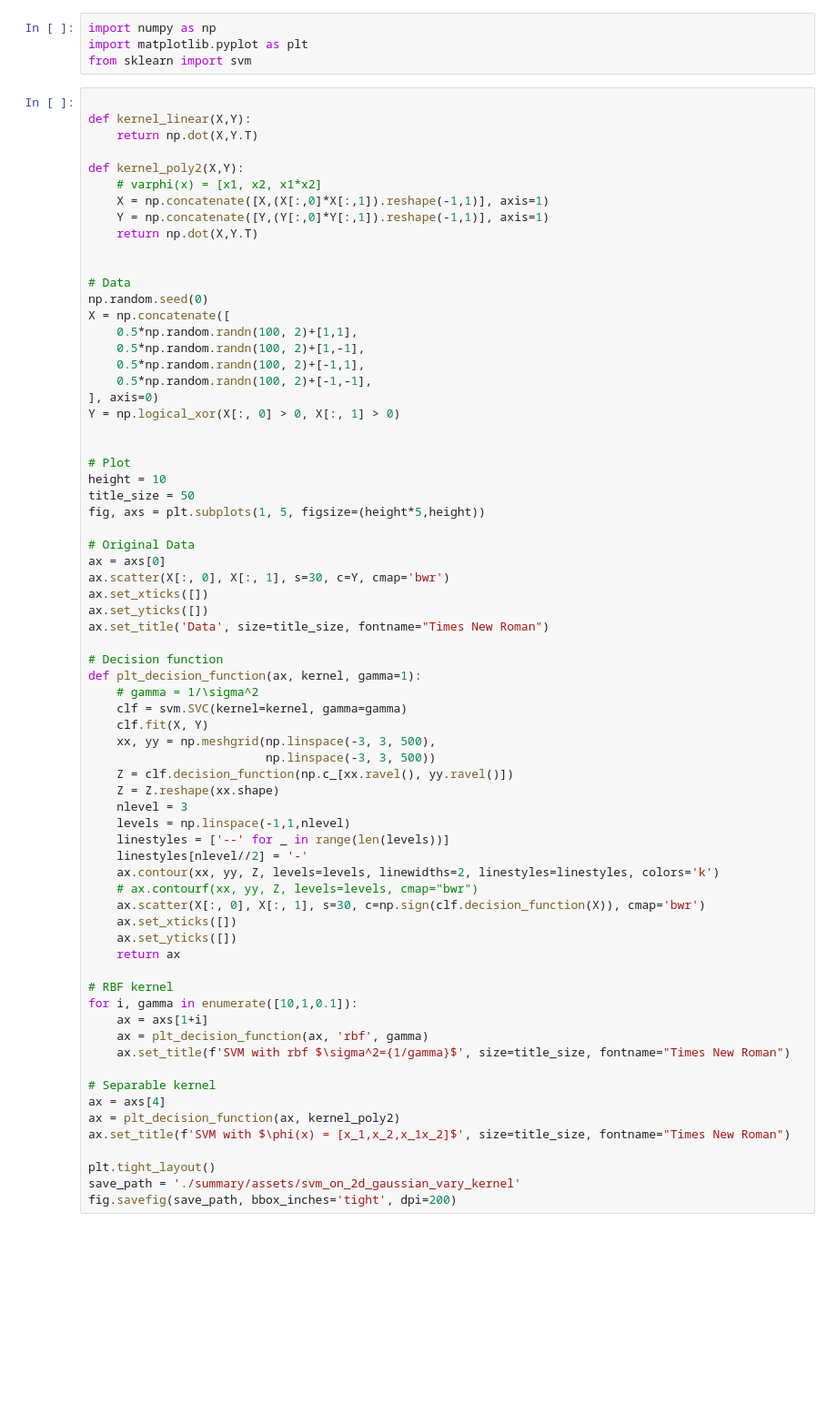
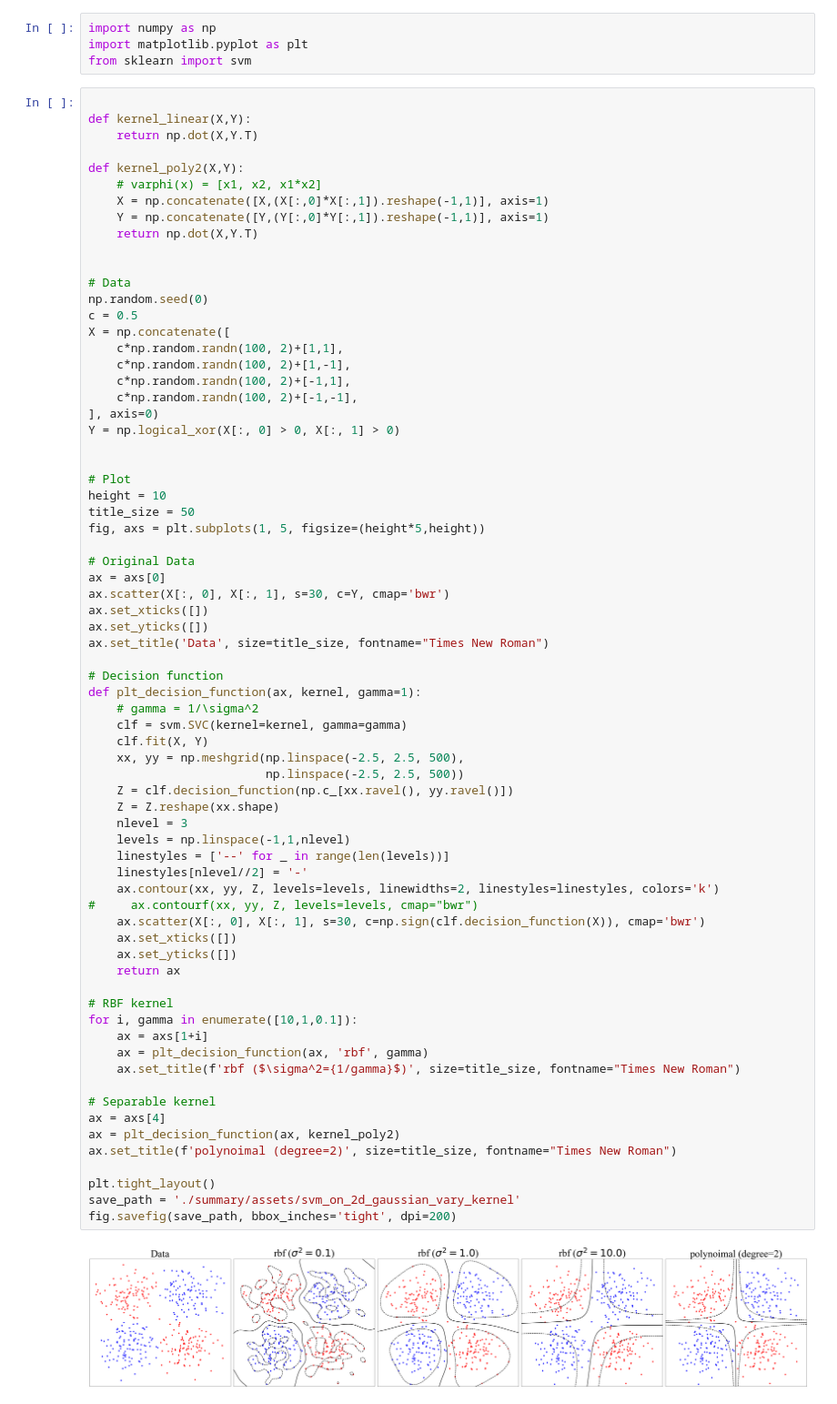
Before and after one commit to tt6746690/misc_impl, a Jupyter notebook: kernel/note_svm.ipynb, the cells around one changed output. Shown at 91% size. Drawn from its saved outputs; the diff is of its cells as text; blank space fills up the shorter version.

```diff
--- a/kernel/note_svm.ipynb
+++ b/kernel/note_svm.ipynb
@@ -16,11 +16,12 @@ def kernel_poly2(X,Y):
 
 # Data
 np.random.seed(0)
+c = 0.5
 X = np.concatenate([
-    0.5*np.random.randn(100, 2)+[1,1],
-    0.5*np.random.randn(100, 2)+[1,-1],
-    0.5*np.random.randn(100, 2)+[-1,1],
-    0.5*np.random.randn(100, 2)+[-1,-1],
+    c*np.random.randn(100, 2)+[1,1],
+    c*np.random.randn(100, 2)+[1,-1],
+    c*np.random.randn(100, 2)+[-1,1],
+    c*np.random.randn(100, 2)+[-1,-1],
 ], axis=0)
 Y = np.logical_xor(X[:, 0] > 0, X[:, 1] > 0)
 
@@ -39,35 +40,37 @@ ax.set_title('Data', size=title_size, fontname="Times New Roman")
 
 # Decision function
 def plt_decision_function(ax, kernel, gamma=1):
     # gamma = 1/\sigma^2
     clf = svm.SVC(kernel=kernel, gamma=gamma)
     clf.fit(X, Y)
-    xx, yy = np.meshgrid(np.linspace(-3, 3, 500),
-                         np.linspace(-3, 3, 500))
+    xx, yy = np.meshgrid(np.linspace(-2.5, 2.5, 500),
+                         np.linspace(-2.5, 2.5, 500))
     Z = clf.decision_function(np.c_[xx.ravel(), yy.ravel()])
     Z = Z.reshape(xx.shape)
     nlevel = 3
     levels = np.linspace(-1,1,nlevel)
     linestyles = ['--' for _ in range(len(levels))]
     linestyles[nlevel//2] = '-'
     ax.contour(xx, yy, Z, levels=levels, linewidths=2, linestyles=linestyles, colors='k')
-    # ax.contourf(xx, yy, Z, levels=levels, cmap="bwr")
+#     ax.contourf(xx, yy, Z, levels=levels, cmap="bwr")
     ax.scatter(X[:, 0], X[:, 1], s=30, c=np.sign(clf.decision_function(X)), cmap='bwr')
     ax.set_xticks([])
     ax.set_yticks([])
     return ax
 
 # RBF kernel
 for i, gamma in enumerate([10,1,0.1]):
     ax = axs[1+i]
     ax = plt_decision_function(ax, 'rbf', gamma)
-    ax.set_title(f'SVM with rbf $\sigma^2={1/gamma}$', size=title_size, fontname="Times New Roman")
+    ax.set_title(f'rbf ($\sigma^2={1/gamma}$)', size=title_size, fontname="Times New Roman")
 
 # Separable kernel
 ax = axs[4]
 ax = plt_decision_function(ax, kernel_poly2)
-ax.set_title(f'SVM with $\phi(x) = [x_1,x_2,x_1x_2]$', size=title_size, fontname="Times New Roman")
+ax.set_title(f'polynoimal (degree=2)', size=title_size, fontname="Times New Roman")
 
 plt.tight_layout()
 save_path = './summary/assets/svm_on_2d_gaussian_vary_kernel'
 fig.savefig(save_path, bbox_inches='tight', dpi=200)
+# %% [output]
+[figure, added]
```
Also changed, not shown: 4 other files.
